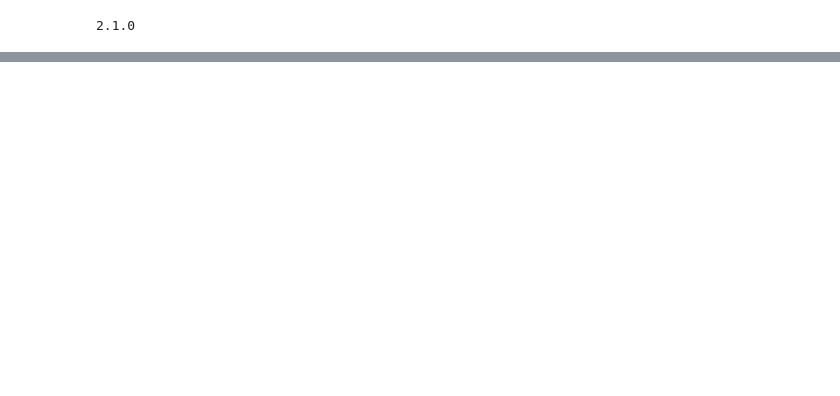
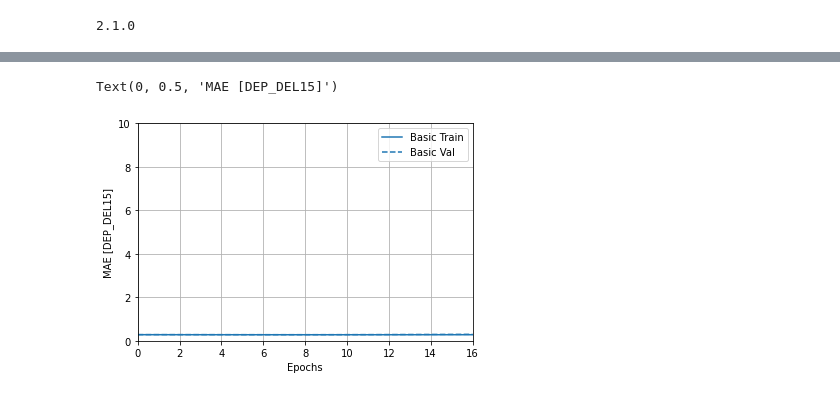
Before and after one commit to musicaljoeker/ds740-final, a Jupyter notebook: tensorflow/Predicting Flight Delays.ipynb, the cells around one changed output, grey strips where cells are left out. Saved outputs shown, nothing was run; the diff lists cells and outputs as text; code cells hidden in the pictures; blank space fills up the shorter version.

```diff
--- a/tensorflow/Predicting Flight Delays.ipynb
+++ b/tensorflow/Predicting Flight Delays.ipynb
@@ -154,7 +165,9 @@ array([[-0.27063495],
 # %%
 EPOCHS = 1000
+# The patience parameter is the amount of epochs to check for improvement
+early_stop = keras.callbacks.EarlyStopping(monitor='val_loss', patience=10)
 
 history = model.fit(
   normed_train_data, train_labels,
   epochs=EPOCHS, validation_split = 0.2, verbose=0,
-  callbacks=[tfdocs.modeling.EpochDots()])
+  callbacks=[early_stop, tfdocs.modeling.EpochDots()])
@@ -160,0 +177,8 @@ history = model.fit(
+# %%
+plotter = tfdocs.plots.HistoryPlotter(smoothing_std=2)
+plotter.plot({'Basic': history}, metric = "mae")
+plt.ylim([0, 10])
+plt.ylabel('MAE [DEP_DEL15]')
+# %% [output]
+Text(0, 0.5, 'MAE [DEP_DEL15]')
+[figure, added]
```
Also changed, not shown: parts of 11 cells of this notebook.
